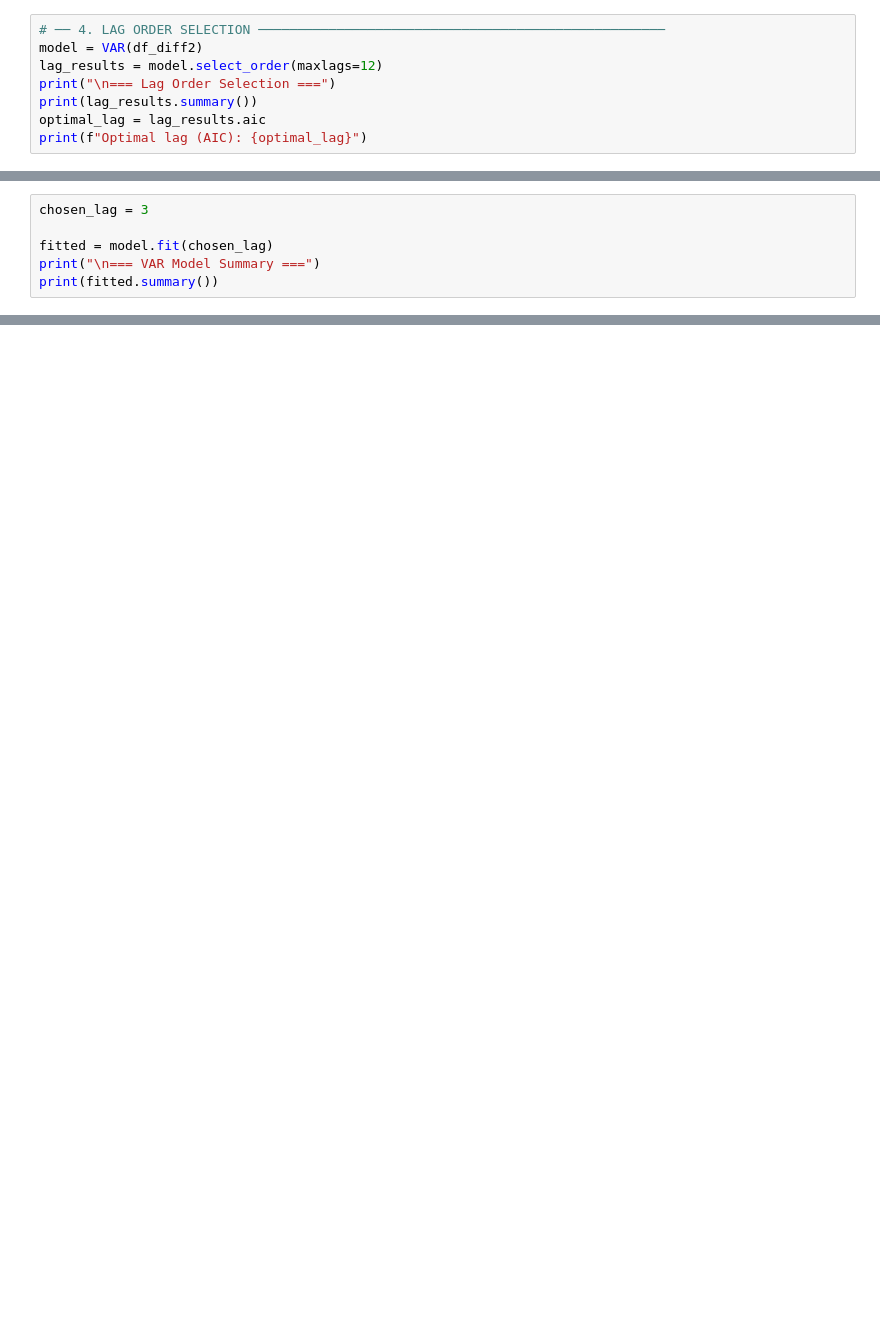
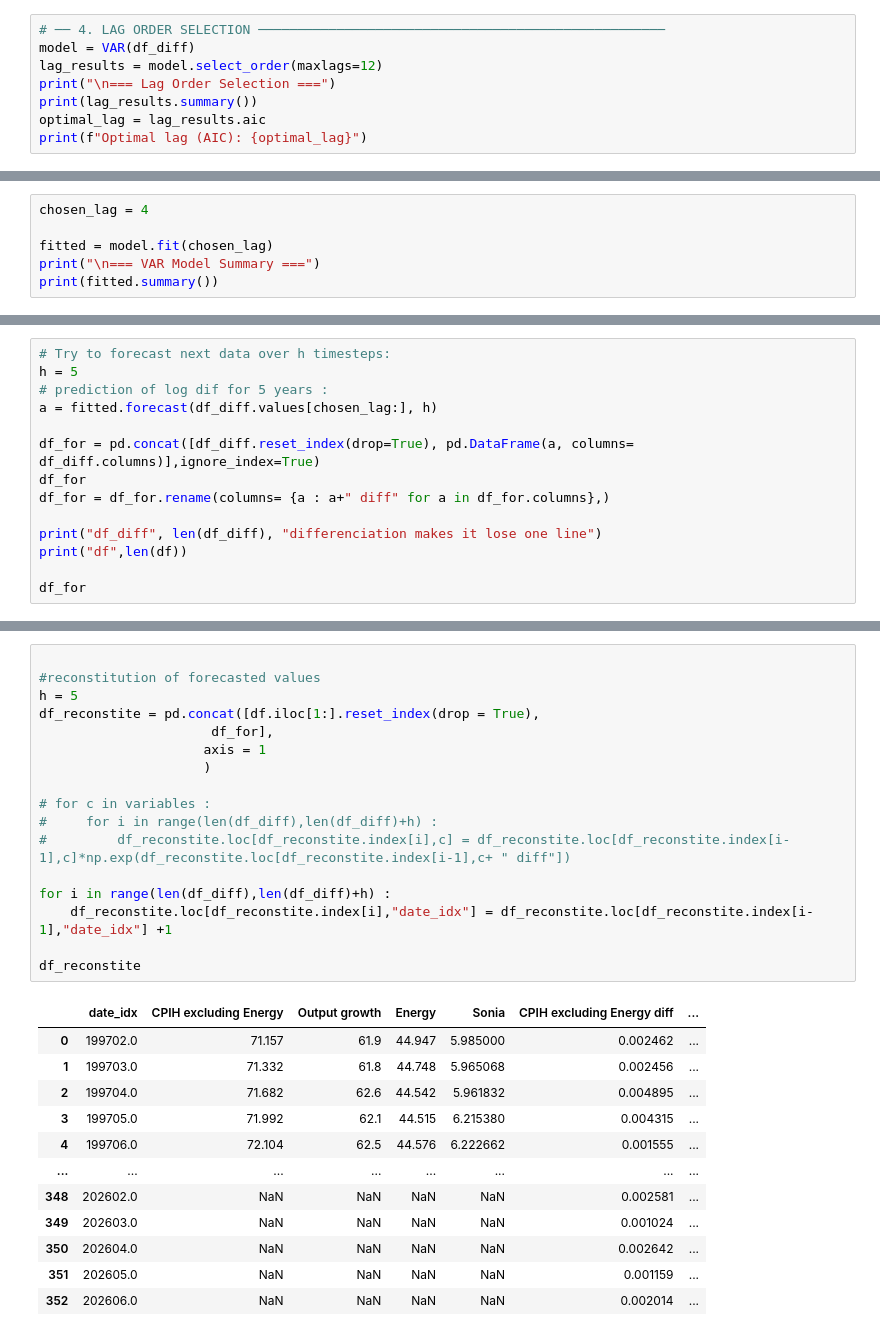
Before and after one commit to Vianney-Garnoix/CITADEL-FI-CHALLENGE, a Jupyter notebook: VAR.ipynb, the cells around one changed output, grey strips where cells are left out. Drawn from its saved outputs; the diff is of its cells as text; blank space fills up the shorter version.

Commit message:
first model

```diff
--- a/VAR.ipynb
+++ b/VAR.ipynb
@@ -60,6 +76,6 @@ adf_test(df_diff2["CPIH excluding Energy"], "CPIH excluding Energy (d2)")
 # %%
 # ── 4. LAG ORDER SELECTION ────────────────────────────────────────────────────
-model = VAR(df_diff2)
+model = VAR(df_diff)
 lag_results = model.select_order(maxlags=12)
 print("\n=== Lag Order Selection ===")
 print(lag_results.summary())
@@ -102,5 +107,5 @@ Optimal lag (AIC): 11
 # %%
-chosen_lag = 3
+chosen_lag = 4
 
 fitted = model.fit(chosen_lag)
 print("\n=== VAR Model Summary ===")
@@ -125,0 +133,14 @@ Sonia                                 0.002094       0.130060  0.077762  1.00000
+# %%
+# Try to forecast next data over h timesteps:
+h = 5
+# prediction of log dif for 5 years :
+a = fitted.forecast(df_diff.values[chosen_lag:], h)
+
+df_for = pd.concat([df_diff.reset_index(drop=True), pd.DataFrame(a, columns= df_diff.columns)],ignore_index=True)
+df_for
+df_for = df_for.rename(columns= {a : a+" diff" for a in df_for.columns},)
+
+print("df_diff", len(df_diff), "differenciation makes it lose one line")
+print("df",len(df))
+
+df_for
@@ -125,0 +163,30 @@ Sonia                                 0.002094       0.130060  0.077762  1.00000
+# %%
+
+#reconstitution of forecasted values
+h = 5
+df_reconstite = pd.concat([df.iloc[1:].reset_index(drop = True),
+                      df_for],
+                     axis = 1
+                     )
+
+# for c in variables :
+#     for i in range(len(df_diff),len(df_diff)+h) :
+#         df_reconstite.loc[df_reconstite.index[i],c] = df_reconstite.loc[df_reconstite.index[i-1],c]*np.exp(df_reconstite.loc[df_reconstite.index[i-1],c+ " diff"])
+
+for i in range(len(df_diff),len(df_diff)+h) :
+    df_reconstite.loc[df_reconstite.index[i],"date_idx"] = df_reconstite.loc[df_reconstite.index[i-1],"date_idx"] +1
+
+df_reconstite
+# %% [output]
+|  | date_idx | CPIH excluding Energy | Output growth | Energy | Sonia | CPIH excluding Energy diff | ... |
+| 0 | 199702.0 | 71.157 | 61.9 | 44.947 | 5.985000 | 0.002462 | ... |
+| 1 | 199703.0 | 71.332 | 61.8 | 44.748 | 5.965068 | 0.002456 | ... |
+| 2 | 199704.0 | 71.682 | 62.6 | 44.542 | 5.961832 | 0.004895 | ... |
+| 3 | 199705.0 | 71.992 | 62.1 | 44.515 | 6.215380 | 0.004315 | ... |
+| 4 | 199706.0 | 72.104 | 62.5 | 44.576 | 6.222662 | 0.001555 | ... |
+| ... | ... | ... | ... | ... | ... | ... | ... |
+| 348 | 202602.0 | NaN | NaN | NaN | NaN | 0.002581 | ... |
+| 349 | 202603.0 | NaN | NaN | NaN | NaN | 0.001024 | ... |
+| 350 | 202604.0 | NaN | NaN | NaN | NaN | 0.002642 | ... |
+| 351 | 202605.0 | NaN | NaN | NaN | NaN | 0.001159 | ... |
+| 352 | 202606.0 | NaN | NaN | NaN | NaN | 0.002014 | ... |
```
Also changed, not shown: parts of 18 cells of this notebook.
